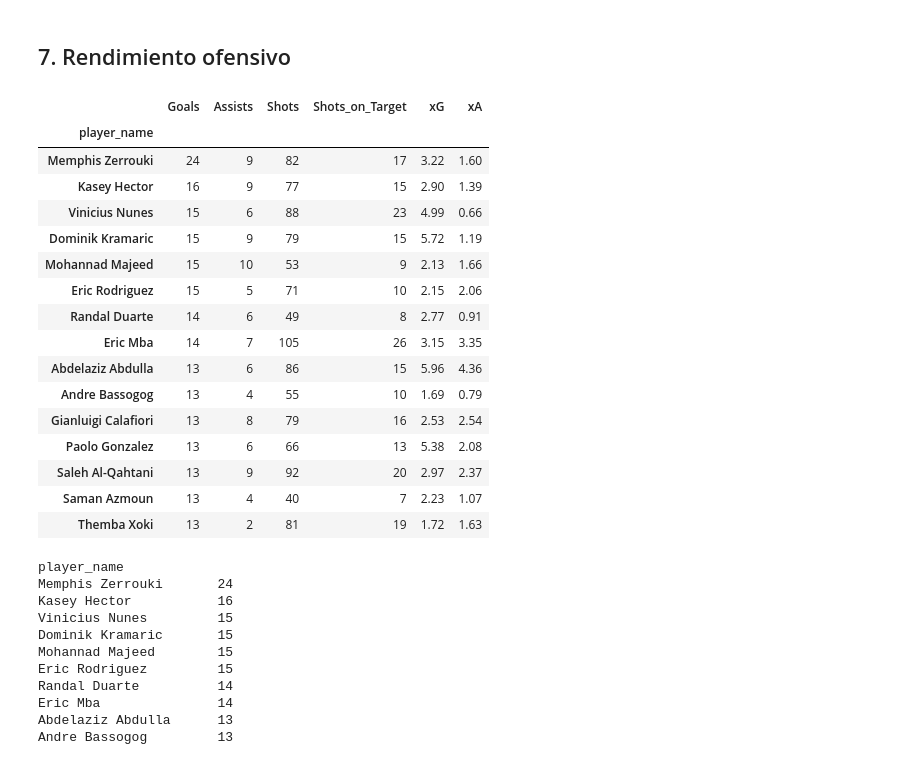
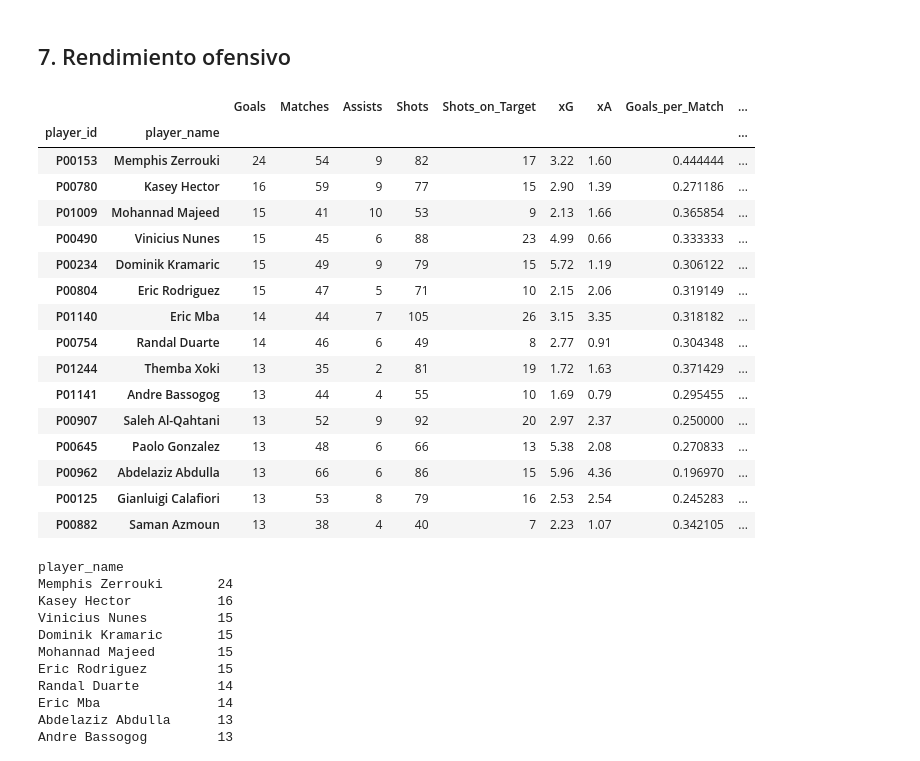
Before and after one commit to FaustoDeLeon05/FIFA-WorldCup-2026-Analytics, a Jupyter notebook: Source/EDA FIFA World Cup 2026.ipynb, the cells around one changed output. Drawn from its saved outputs; the diff is of its cells as text; code cells hidden in the pictures.

Commit message:
Desde laptop personal.

```diff
--- a/Source/EDA FIFA World Cup 2026.ipynb
+++ b/Source/EDA FIFA World Cup 2026.ipynb
@@ -17,7 +17,7 @@ pd.set_option("display.max_columns", None)
 ## 1. Carga de los datos
 # %%
 # Carga del dataset
-file_path = (r"...Data\fifa_world_cup_2026_player_performance.csv")
+file_path = (r"C:\Users\faust\Desktop\Personal\Cursos\Curso PBI\Proyectos\Proyecto 2 - FIFA 2026\fifa_world_cup_2026_player_performance.csv")
 
 df = pd.read_csv(file_path)
 print("Dataset cargado correctamente.")
@@ -297,37 +297,49 @@ plt.show()
 ## 7. Rendimiento ofensivo
 # %%
 offensive_summary = (
-    df.groupby("player_name")
+    df.groupby(["player_id", "player_name"])
       .agg(
           Goals=("goals", "sum"),
+          Matches=("match_id", "nunique"),
           Assists=("assists", "sum"),
           Shots=("shots", "sum"),
           Shots_on_Target=("shots_on_target", "sum"),
           xG=("expected_goals_xg", "sum"),
           xA=("expected_assists_xa", "sum")
       )
-      .sort_values("Goals", ascending=False)
 )
 
-offensive_summary.head(15)
+offensive_summary["Goals_per_Match"] = (
+    offensive_summary["Goals"] / offensive_summary["Matches"]
+)
+offensive_summary["Shot_Conversion"] = (
+    offensive_summary["Goals"] / offensive_summary["Shots"]
+).replace([float("inf")], 0).fillna(0)
+offensive_summary["Goals_minus_xG"] = (
+    offensive_summary["Goals"] - offensive_summary["xG"]
+)
+
+# Estas columnas derivadas (Goals_per_Match, Shot_Conversion, Goals-xG) quedan ya calculadas
+# a nivel jugador, pensando en que luego se traducen directo a medidas DAX en Power BI.
+offensive_summary.sort_values("Goals", ascending=False).head(15)
 # %% [output]
-|  | Goals | Assists | Shots | Shots_on_Target | xG | xA |
-| player_name |  |  |  |  |  |  |
-| Memphis Zerrouki | 24 | 9 | 82 | 17 | 3.22 | 1.60 |
-| Kasey Hector | 16 | 9 | 77 | 15 | 2.90 | 1.39 |
-| Vinicius Nunes | 15 | 6 | 88 | 23 | 4.99 | 0.66 |
-| Dominik Kramaric | 15 | 9 | 79 | 15 | 5.72 | 1.19 |
-| Mohannad Majeed | 15 | 10 | 53 | 9 | 2.13 | 1.66 |
-| Eric Rodriguez | 15 | 5 | 71 | 10 | 2.15 | 2.06 |
-| Randal Duarte | 14 | 6 | 49 | 8 | 2.77 | 0.91 |
-| Eric Mba | 14 | 7 | 105 | 26 | 3.15 | 3.35 |
-| Abdelaziz Abdulla | 13 | 6 | 86 | 15 | 5.96 | 4.36 |
-| Andre Bassogog | 13 | 4 | 55 | 10 | 1.69 | 0.79 |
-| Gianluigi Calafiori | 13 | 8 | 79 | 16 | 2.53 | 2.54 |
-| Paolo Gonzalez | 13 | 6 | 66 | 13 | 5.38 | 2.08 |
-| Saleh Al-Qahtani | 13 | 9 | 92 | 20 | 2.97 | 2.37 |
-| Saman Azmoun | 13 | 4 | 40 | 7 | 2.23 | 1.07 |
-| Themba Xoki | 13 | 2 | 81 | 19 | 1.72 | 1.63 |
+|  |  | Goals | Matches | Assists | Shots | Shots_on_Target | xG | xA | Goals_per_Match | ... |
+| player_id | player_name |  |  |  |  |  |  |  |  | ... |
+| P00153 | Memphis Zerrouki | 24 | 54 | 9 | 82 | 17 | 3.22 | 1.60 | 0.444444 | ... |
+| P00780 | Kasey Hector | 16 | 59 | 9 | 77 | 15 | 2.90 | 1.39 | 0.271186 | ... |
+| P01009 | Mohannad Majeed | 15 | 41 | 10 | 53 | 9 | 2.13 | 1.66 | 0.365854 | ... |
+| P00490 | Vinicius Nunes | 15 | 45 | 6 | 88 | 23 | 4.99 | 0.66 | 0.333333 | ... |
+| P00234 | Dominik Kramaric | 15 | 49 | 9 | 79 | 15 | 5.72 | 1.19 | 0.306122 | ... |
+| P00804 | Eric Rodriguez | 15 | 47 | 5 | 71 | 10 | 2.15 | 2.06 | 0.319149 | ... |
+| P01140 | Eric Mba | 14 | 44 | 7 | 105 | 26 | 3.15 | 3.35 | 0.318182 | ... |
+| P00754 | Randal Duarte | 14 | 46 | 6 | 49 | 8 | 2.77 | 0.91 | 0.304348 | ... |
+| P01244 | Themba Xoki | 13 | 35 | 2 | 81 | 19 | 1.72 | 1.63 | 0.371429 | ... |
+| P01141 | Andre Bassogog | 13 | 44 | 4 | 55 | 10 | 1.69 | 0.79 | 0.295455 | ... |
+| P00907 | Saleh Al-Qahtani | 13 | 52 | 9 | 92 | 20 | 2.97 | 2.37 | 0.250000 | ... |
+| P00645 | Paolo Gonzalez | 13 | 48 | 6 | 66 | 13 | 5.38 | 2.08 | 0.270833 | ... |
+| P00962 | Abdelaziz Abdulla | 13 | 66 | 6 | 86 | 15 | 5.96 | 4.36 | 0.196970 | ... |
+| P00125 | Gianluigi Calafiori | 13 | 53 | 8 | 79 | 16 | 2.53 | 2.54 | 0.245283 | ... |
+| P00882 | Saman Azmoun | 13 | 38 | 4 | 40 | 7 | 2.23 | 1.07 | 0.342105 | ... |
 # %%
 top_scorers = (
     df.groupby("player_name")["goals"]
```
Also changed, not shown: parts of 5 cells of this notebook.
